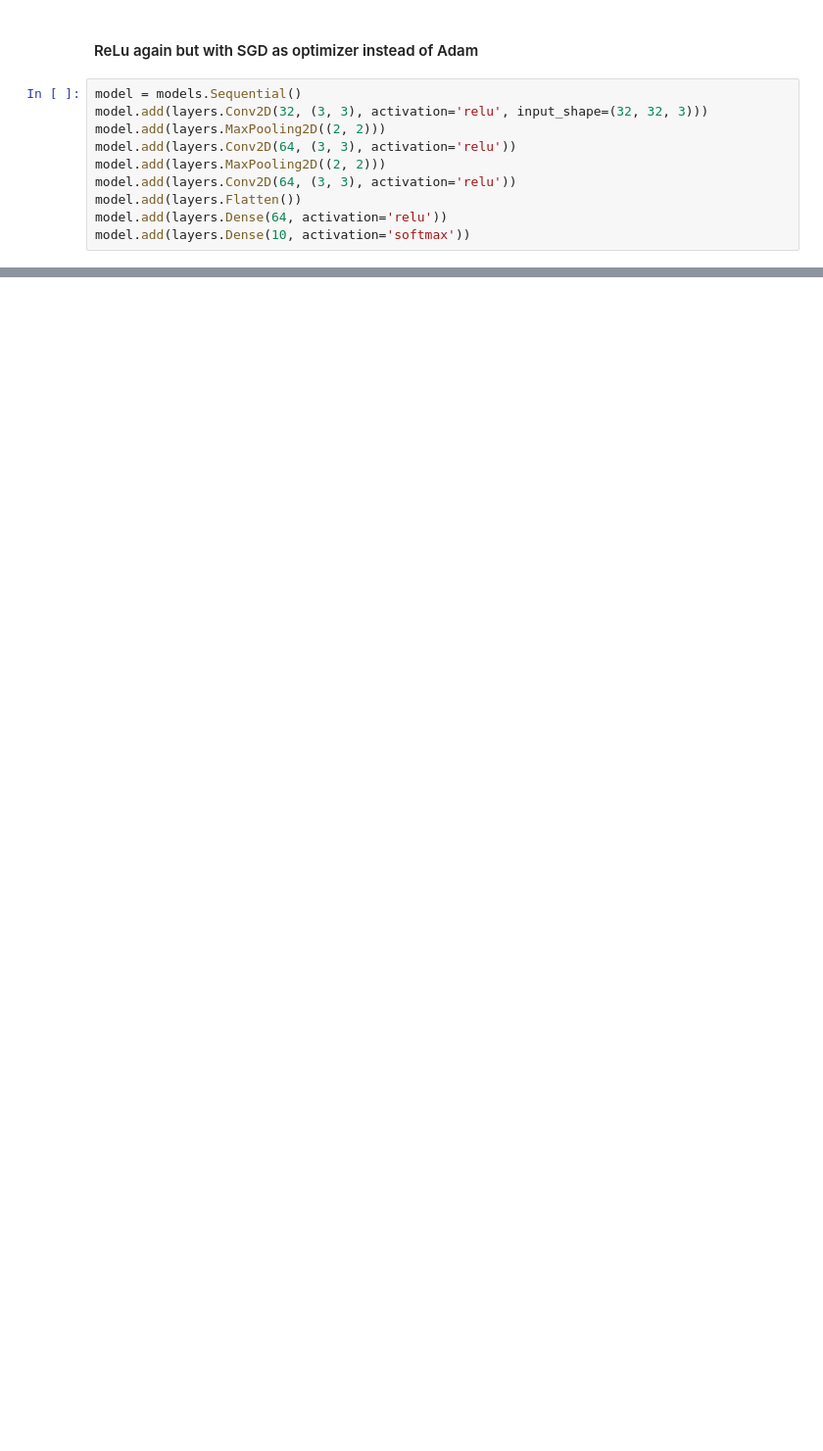
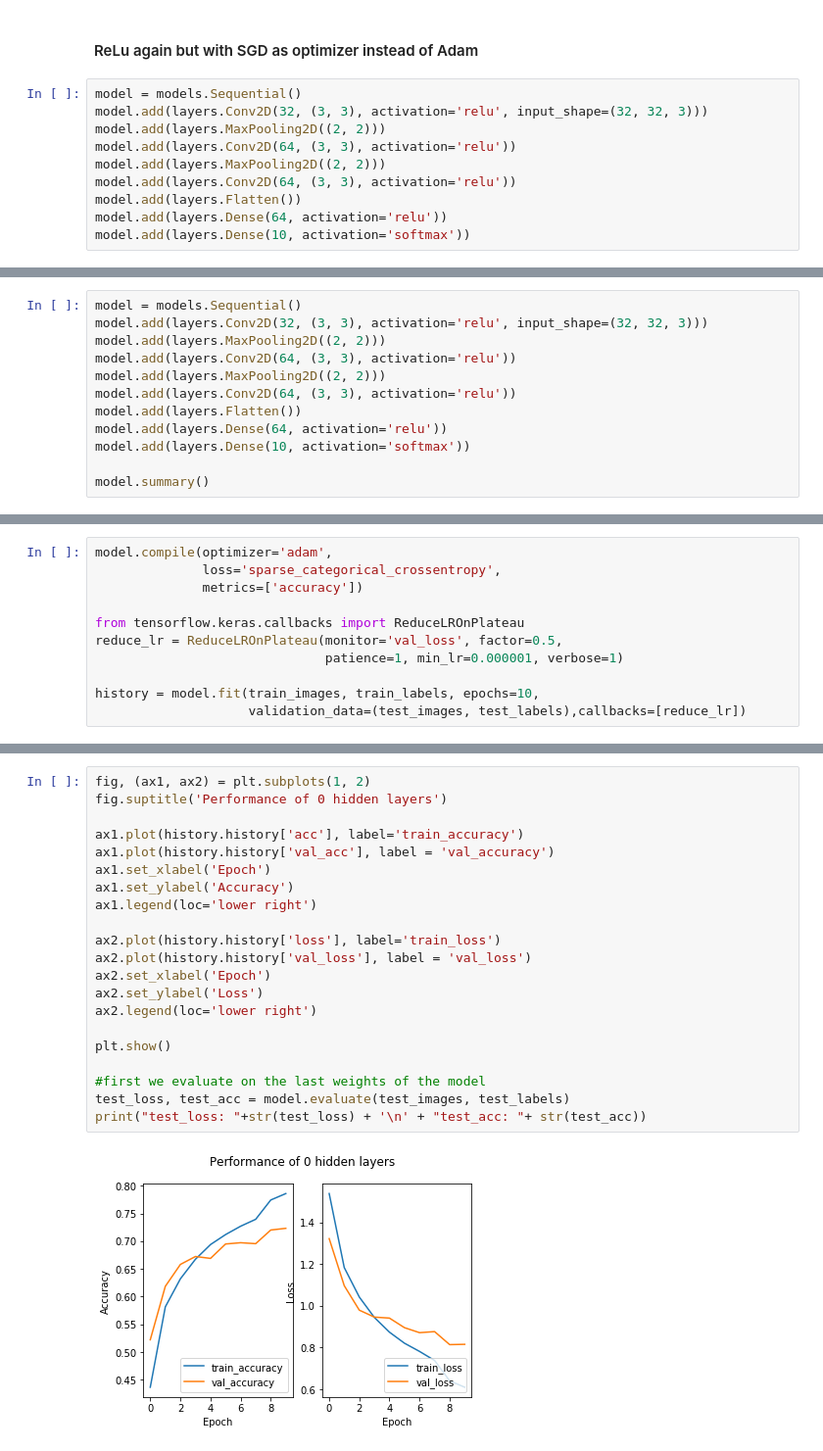
Before and after one commit to JuliusMannes/2nd_semester_hw, a Jupyter notebook: ML/ML_Tensors.ipynb, the cells around one changed output, grey strips where cells are left out. Shown: that part at 98% size. Drawn from its saved outputs; the diff is of its cells as text; blank space fills up the shorter version.

```diff
--- a/ML/ML_Tensors.ipynb
+++ b/ML/ML_Tensors.ipynb
@@ -696,0 +782,12 @@ Now we are asked to outperform the given ConvNet but keep using approximately th
+# %%
+model = models.Sequential()
+model.add(layers.Conv2D(32, (3, 3), activation='relu', input_shape=(32, 32, 3)))
+model.add(layers.MaxPooling2D((2, 2)))
+model.add(layers.Conv2D(64, (3, 3), activation='relu'))
+model.add(layers.MaxPooling2D((2, 2)))
+model.add(layers.Conv2D(64, (3, 3), activation='relu'))
+model.add(layers.Flatten())
+model.add(layers.Dense(64, activation='relu'))
+model.add(layers.Dense(10, activation='softmax'))
+
+model.summary()
@@ -696,0 +812,11 @@ Now we are asked to outperform the given ConvNet but keep using approximately th
+# %%
+model.compile(optimizer='adam',
+              loss='sparse_categorical_crossentropy',
+              metrics=['accuracy'])
+
+from tensorflow.keras.callbacks import ReduceLROnPlateau
+reduce_lr = ReduceLROnPlateau(monitor='val_loss', factor=0.5,
+                              patience=1, min_lr=0.000001, verbose=1)
+
+history = model.fit(train_images, train_labels, epochs=10,
+                    validation_data=(test_images, test_labels),callbacks=[reduce_lr])
@@ -696,0 +841,23 @@ Now we are asked to outperform the given ConvNet but keep using approximately th
+# %%
+fig, (ax1, ax2) = plt.subplots(1, 2)
+fig.suptitle('Performance of 0 hidden layers')
+
+ax1.plot(history.history['acc'], label='train_accuracy')
+ax1.plot(history.history['val_acc'], label = 'val_accuracy')
+ax1.set_xlabel('Epoch')
+ax1.set_ylabel('Accuracy')
+ax1.legend(loc='lower right')
+
+ax2.plot(history.history['loss'], label='train_loss')
+ax2.plot(history.history['val_loss'], label = 'val_loss')
+ax2.set_xlabel('Epoch')
+ax2.set_ylabel('Loss')
+ax2.legend(loc='lower right')
+
+plt.show()
+
+#first we evaluate on the last weights of the model
+test_loss, test_acc = model.evaluate(test_images, test_labels)
+print("test_loss: "+str(test_loss) + '\n' + "test_acc: "+ str(test_acc))
+# %% [output]
+[figure, added]
```
Also changed, not shown: parts of 47 cells of this notebook.
